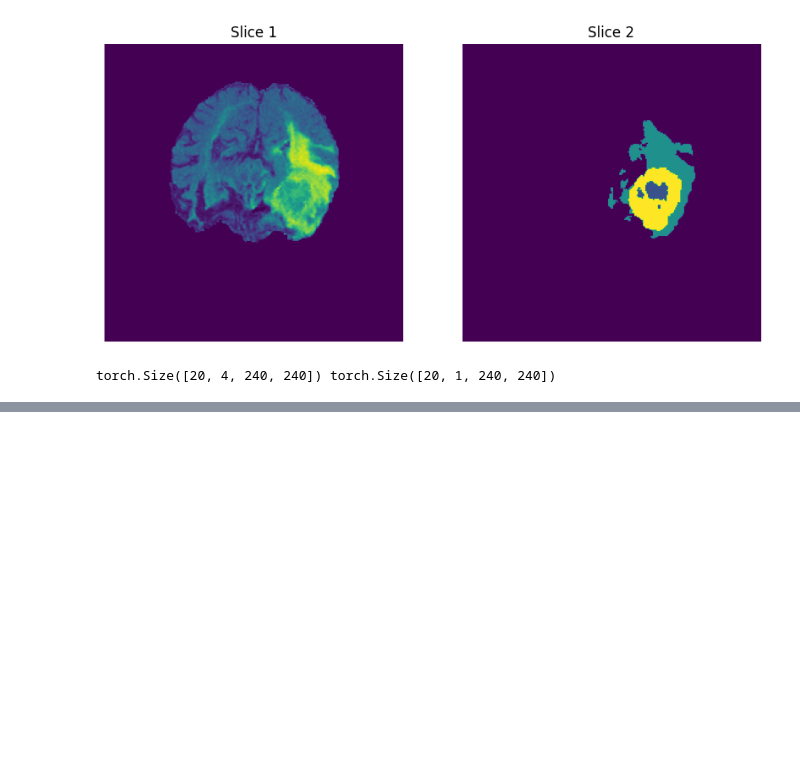
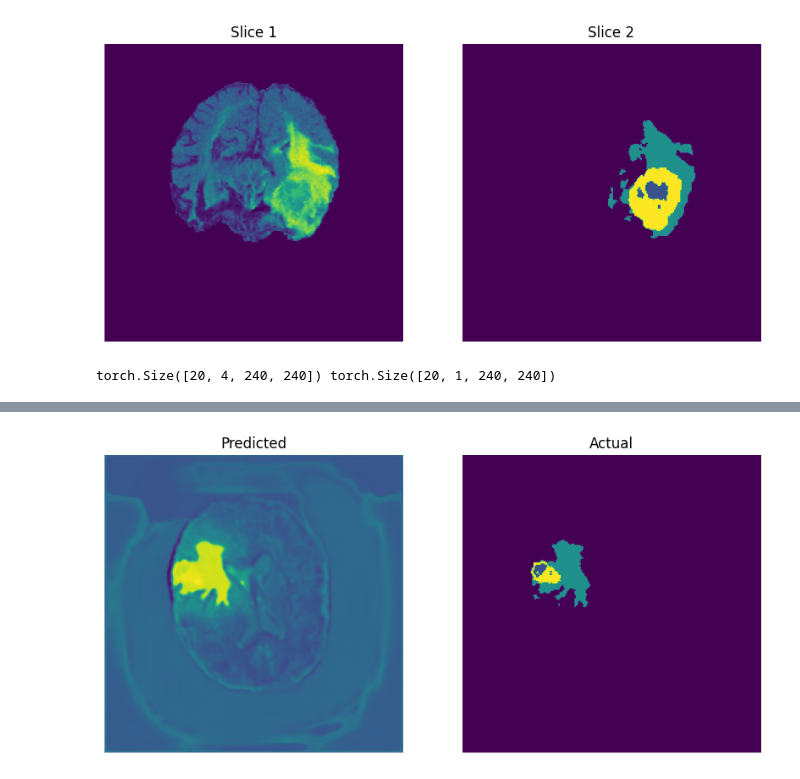
Before and after one commit to DarthPenguinz/50.039-Tumor-Project, a Jupyter notebook: training.ipynb, the cells around one changed output, grey strips where cells are left out. Cells and saved outputs as stored; diff of their text form; code cells hidden in the pictures; blank space fills up the shorter version.

```diff
--- a/training.ipynb
+++ b/training.ipynb
@@ -178,0 +222,6 @@ Uncomment to test
+# %%
+index = 15
+
+display_slice(preds[index][0], actuals[index][0], tag1 = 'Predicted', tag2 = 'Actual')
+# %% [output]
+[figure, added]
```
Also changed, not shown: parts of 26 cells of this notebook, 5 other files.
